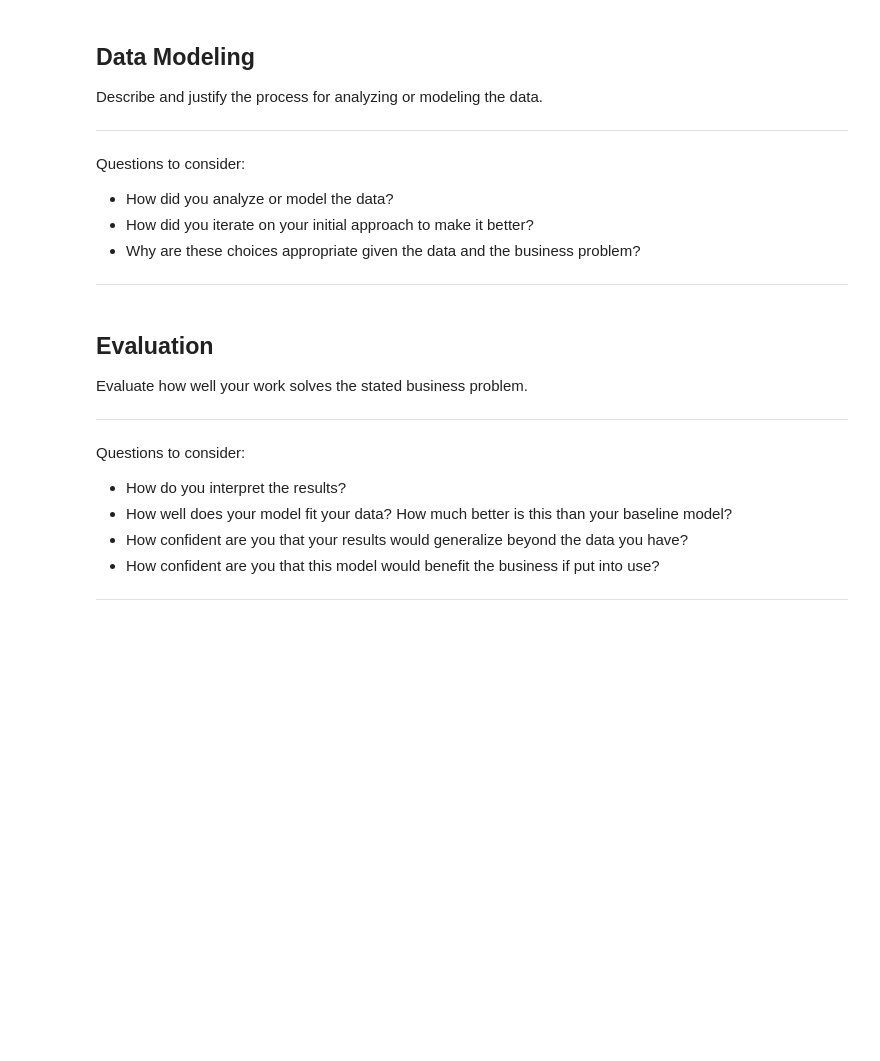
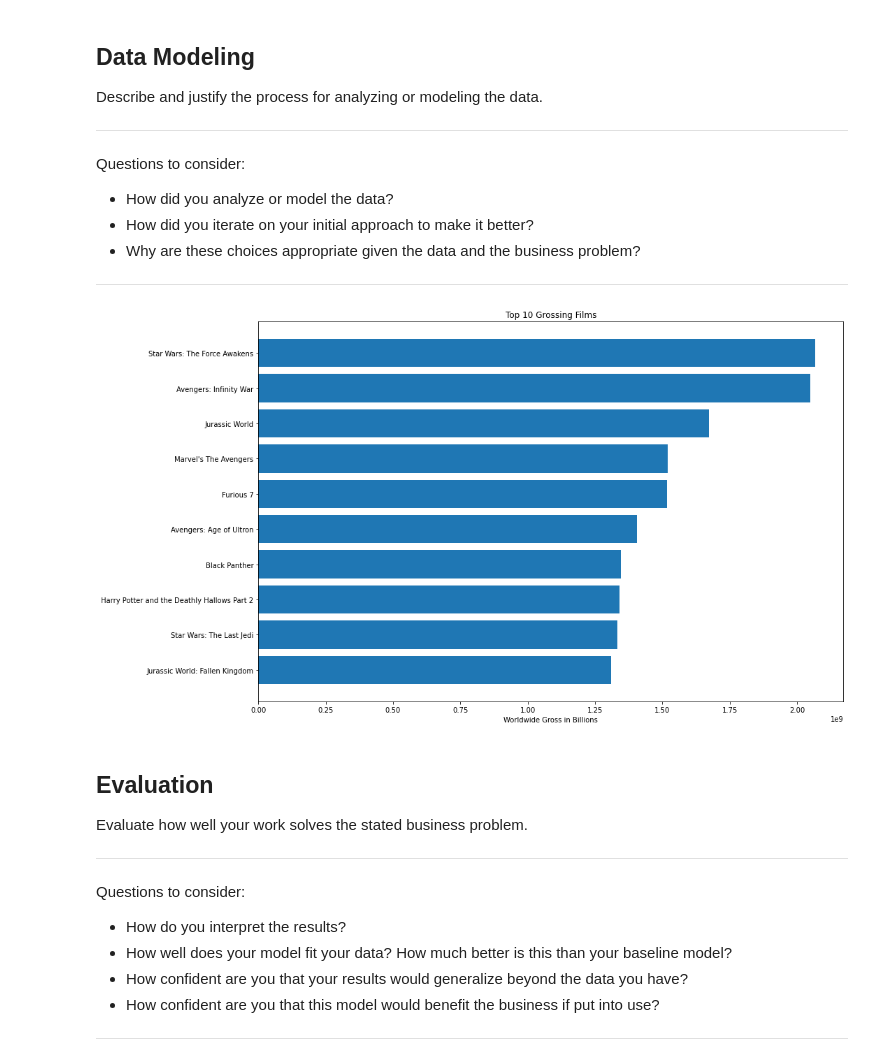
Before and after one commit to wong-ricky/Microsoft-Movie_Analysis, a Jupyter notebook: movie-analysis.ipynb, the cells around one changed output. Saved outputs shown, nothing was run; the diff lists cells and outputs as text; code cells hidden in the pictures; blank space fills up the shorter version.

```diff
--- a/movie-analysis.ipynb
+++ b/movie-analysis.ipynb
@@ -319,3 +363,20 @@ Questions to consider:
+# %%
+# Here you run your code to model the data
+import matplotlib.ticker as ticker
+
+fig, ax = plt.subplots(figsize=(15,10))
+
+top_ten_title = bom_movie_gross_df['title'][:10]
+top_ten_gross = bom_movie_gross_df['total_gross'][:10]
+
+ax.barh(top_ten_title, top_ten_gross)
+ax.set_title("Top 10 Grossing Films")
+ax.set_xlabel("Worldwide Gross in Billions")
+ax.invert_yaxis()
+
+plt.show()
+# %% [output]
+[figure, added]
 # %% [markdown]
 ## Evaluation
 Evaluate how well your work solves the stated business problem.
```
Also changed, not shown: parts of 7 cells of this notebook, 3 other files.
